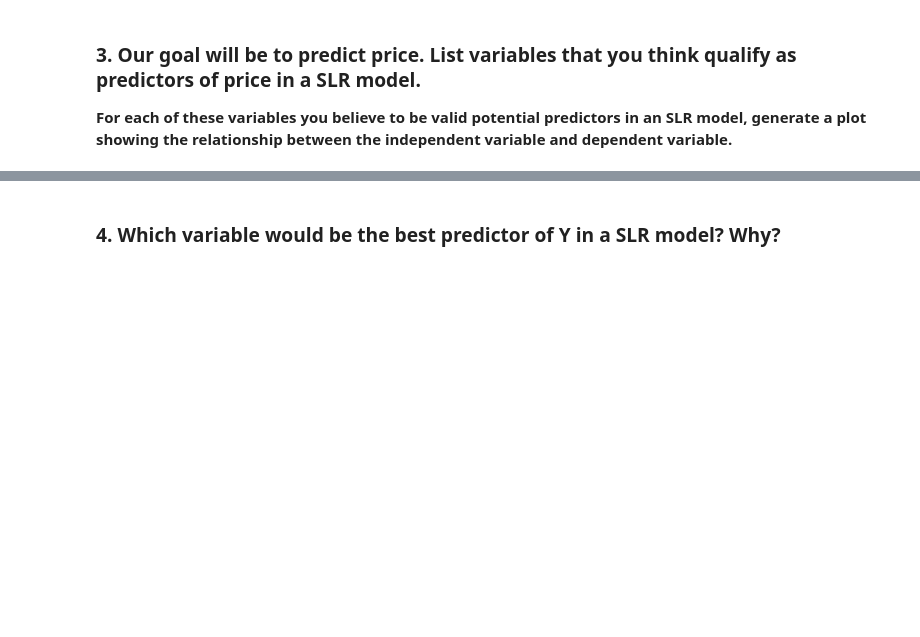
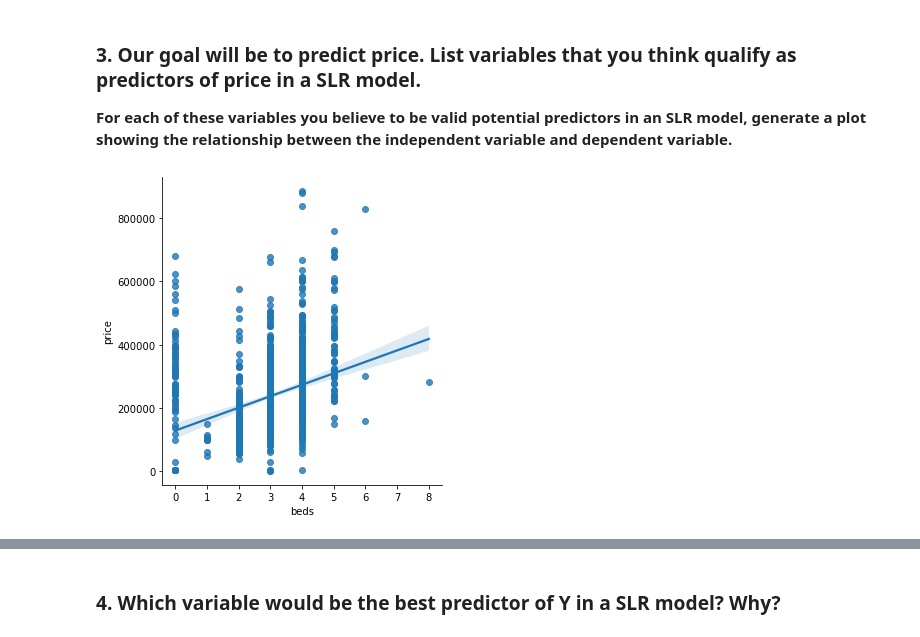
Before and after one commit to astever31/ds-project-12, a Jupyter notebook: simple-linear-regression-sacramento.ipynb, the cells around one changed output, grey strips where cells are left out. Cells and saved outputs as stored; diff of their text form; code cells hidden in the pictures; blank space fills up the shorter version.

```diff
--- a/simple-linear-regression-sacramento.ipynb
+++ b/simple-linear-regression-sacramento.ipynb
@@ -11,7 +11,7 @@ In this lab you will hone your EDA skills and practice constructing simple linea
 # %% [markdown]
 ### 1. Read in the Sacramento housing data set.
 # %%
-sac_csv = './data/sacramento_real_estate_transactions.csv'
+df = pd.read_csv('./data/sacramento_real_estate_transactions.csv')
 # %%
 import pandas as pd
 import seaborn as sns
@@ -30,0 +86,3 @@ import scipy.stats
+# %%
+#Update to Unknown
+df.at[757,'type']='Unknown'
@@ -30,0 +92,4 @@ import scipy.stats
+# %%
+# Making type into true/false
+df['Residential']=np.where(df['type']=='Residential',1,0)
+print(df['Residential'].value_counts())
@@ -31,3 +112,6 @@ import scipy.stats
+# %%
+#row is all messed up - deleting this one row
+df.drop(703, inplace = True)
 # %% [markdown]
 ### 3. Our goal will be to predict price. List variables that you think qualify as predictors of price in a SLR model.
 
@@ -36,0 +119,6 @@ import scipy.stats
+# %%
+# A: bedrooms, bathrooms, square foot, type
+sns.lmplot(x='beds', y='price', data=df)
+plt.show()
+# %% [output]
+[figure, added]
```
Also changed, not shown: parts of 28 cells of this notebook.
